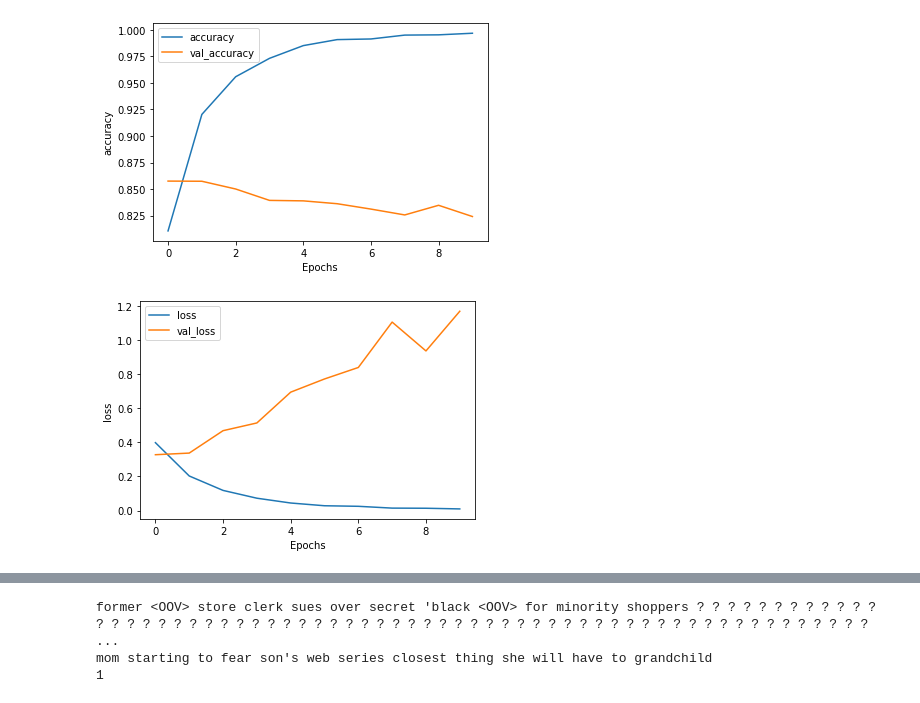
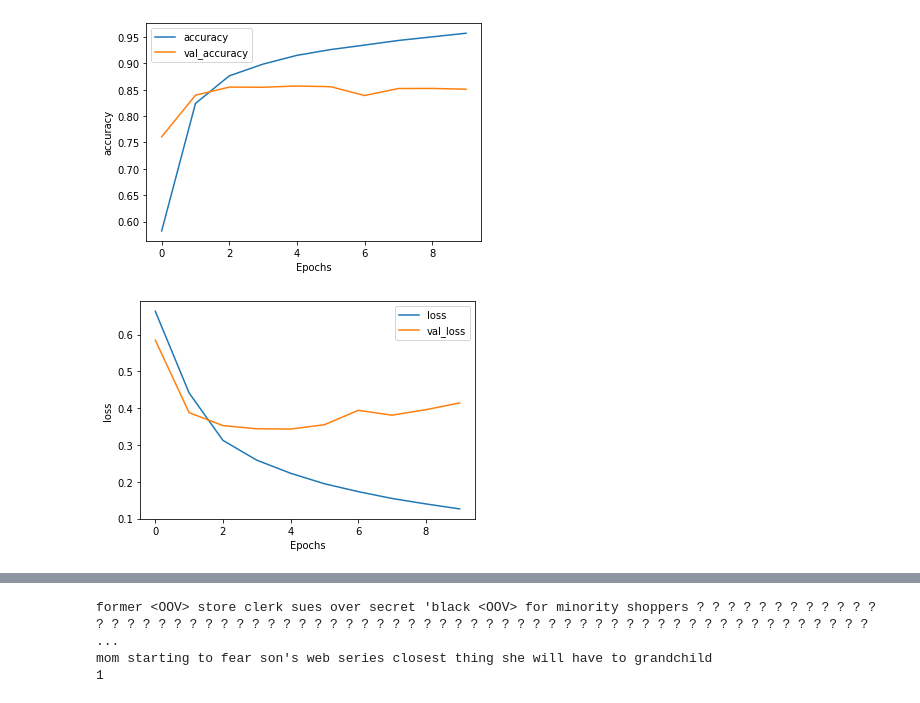
Before and after one commit to sarathharigovindam/minorproject, a Jupyter notebook: srcsmdtctn.ipynb, the cells around one changed output, grey strips where cells are left out. Drawn from its saved outputs; the diff is of its cells as text; code cells hidden in the pictures.

```diff
--- a/srcsmdtctn.ipynb
+++ b/srcsmdtctn.ipynb
@@ -90,4 +90,12 @@ training_padded = np.array(training_padded)
 training_labels = np.array(training_labels)
 testing_padded = np.array(testing_padded)
 testing_labels = np.array(testing_labels)
+# %%
+model1 = tf.keras.Sequential([
+    tf.keras.layers.Embedding(vocab_size, embedding_dim, input_length=max_length),
+    tf.keras.layers.GlobalAveragePooling1D(),
+    tf.keras.layers.Dense(24, activation='relu'),
+    tf.keras.layers.Dense(1, activation='sigmoid')
+])
+model1.compile(loss='binary_crossentropy',optimizer='adam',metrics=['accuracy'])
 # %%
@@ -123,5 +152,5 @@ _________________________________________________________________
 # %%
 num_epochs = 10
-history = model.fit(training_padded, training_labels, epochs=num_epochs, validation_data=(testing_padded, testing_labels), verbose=2)
+history1 = model1.fit(training_padded, training_labels, epochs=num_epochs, validation_data=(testing_padded, testing_labels), verbose=2)
 # %% [output]
 Epoch 1/10
@@ -147,17 +200,17 @@ Epoch 10/10
 # %%
 import matplotlib.pyplot as plt
 
 
-def plot_graphs(history, string):
-  plt.plot(history.history[string])
-  plt.plot(history.history['val_'+string])
+def plot_graphs(history1, string):
+  plt.plot(history1.history[string])
+  plt.plot(history1.history['val_'+string])
   plt.xlabel("Epochs")
   plt.ylabel(string)
   plt.legend([string, 'val_'+string])
   plt.show()
 
-plot_graphs(history, "accuracy")
-plot_graphs(history, "loss")
+plot_graphs(history1, "accuracy")
+plot_graphs(history1, "loss")
 # %% [output]
-[figure, old version]
+[figure, new version]
-[figure, old version]
+[figure, new version]
```
Also changed, not shown: parts of 12 cells of this notebook.
